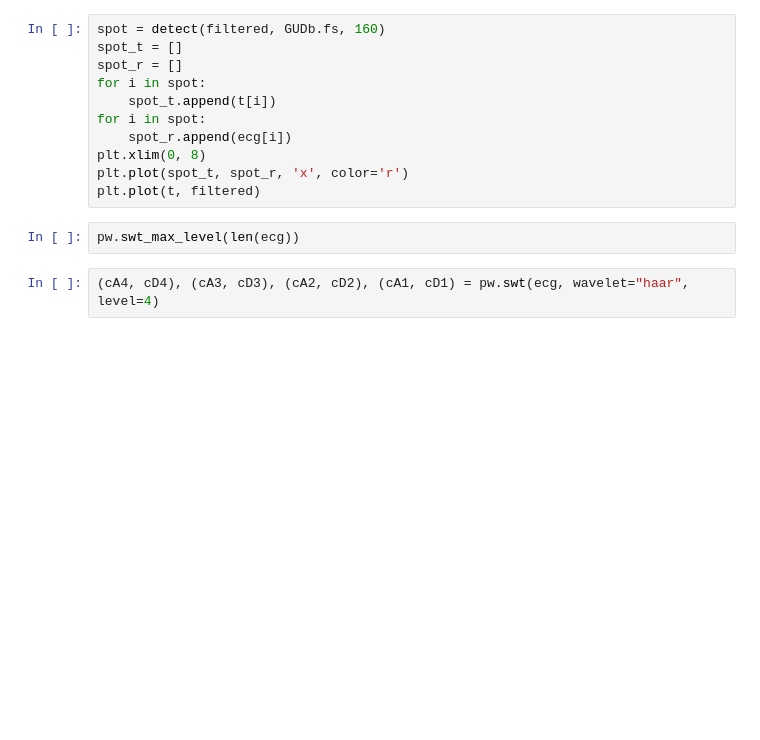
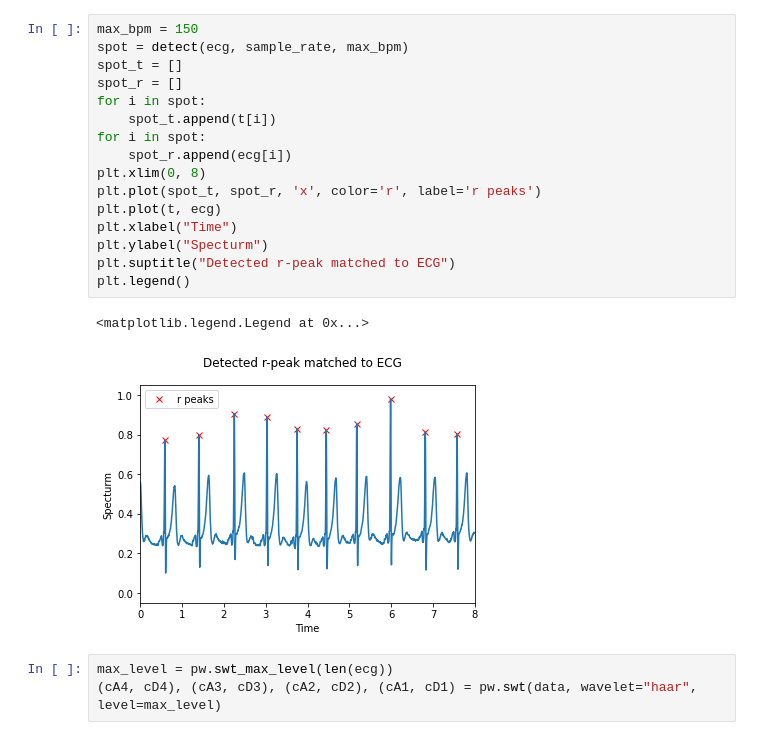
Before and after one commit to brlinbiu/stress-detector, a Jupyter notebook: quick_plot_demo.ipynb, the cells around one changed output. Cells and saved outputs as stored; diff of their text form; blank space fills up the shorter version.

```diff
--- a/quick_plot_demo.ipynb
+++ b/quick_plot_demo.ipynb
@@ -47,18 +53,25 @@ plt.plot(t, filtered)
 # %%
-spot = detect(filtered, GUDb.fs, 160)
+max_bpm = 150
+spot = detect(ecg, sample_rate, max_bpm)
 spot_t = []
 spot_r = []
 for i in spot:
     spot_t.append(t[i])
 for i in spot:
     spot_r.append(ecg[i])
 plt.xlim(0, 8)
-plt.plot(spot_t, spot_r, 'x', color='r')
-plt.plot(t, filtered)
+plt.plot(spot_t, spot_r, 'x', color='r', label='r peaks')
+plt.plot(t, ecg)
+plt.xlabel("Time")
+plt.ylabel("Specturm")
+plt.suptitle("Detected r-peak matched to ECG")
+plt.legend()
+# %% [output]
+<matplotlib.legend.Legend at 0x...>
+[figure, added]
-# %%
-pw.swt_max_level(len(ecg))
 # %%
-(cA4, cD4), (cA3, cD3), (cA2, cD2), (cA1, cD1) = pw.swt(ecg, wavelet="haar", level=4)
+max_level = pw.swt_max_level(len(ecg))
+(cA4, cD4), (cA3, cD3), (cA2, cD2), (cA1, cD1) = pw.swt(data, wavelet="haar", level=max_level)
 # %%
 plt.figure(figsize=(6, 7))
 plt.subplots_adjust(hspace =0.5)
```
Also changed, not shown: parts of 24 cells of this notebook, 1 other file.
